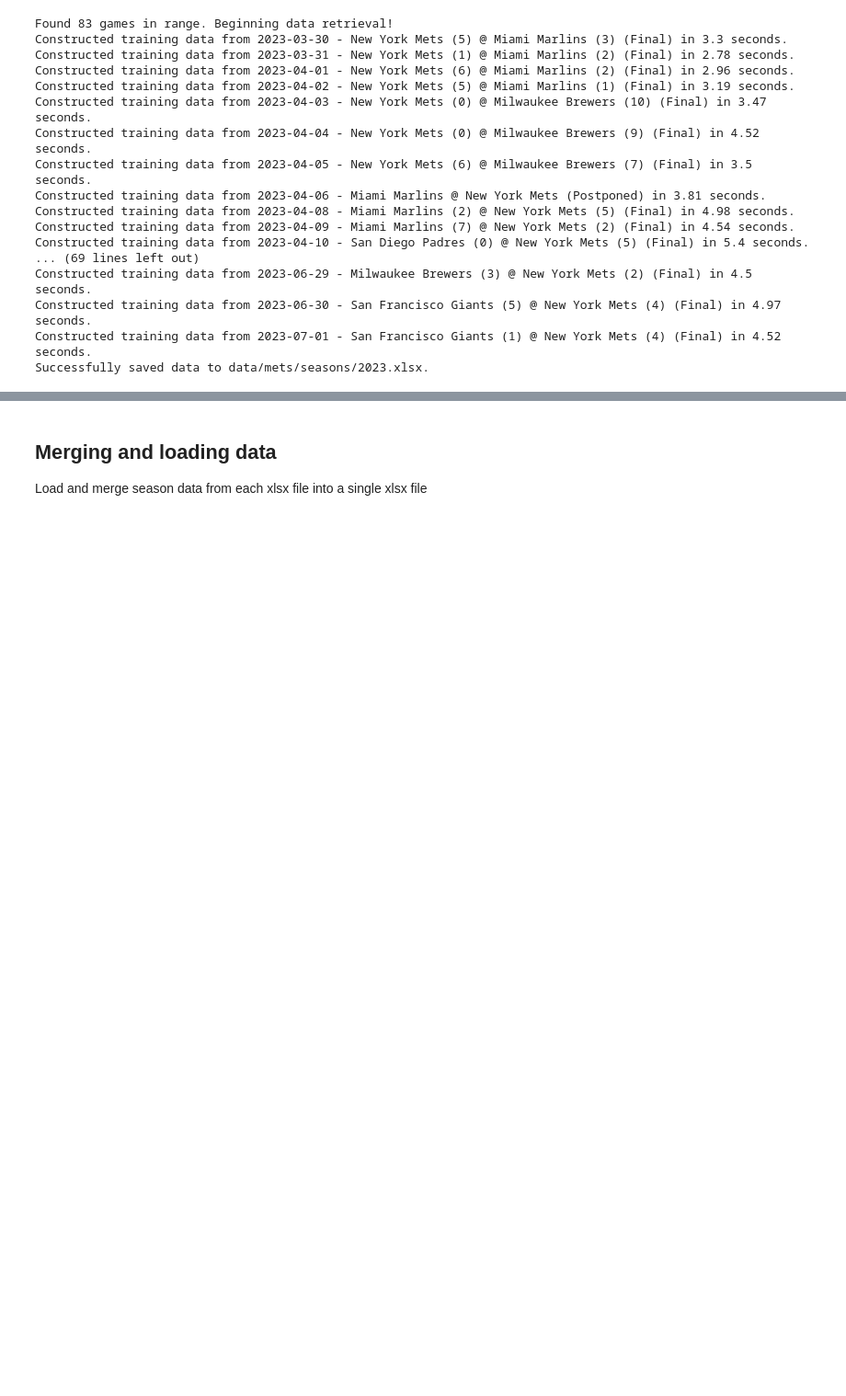
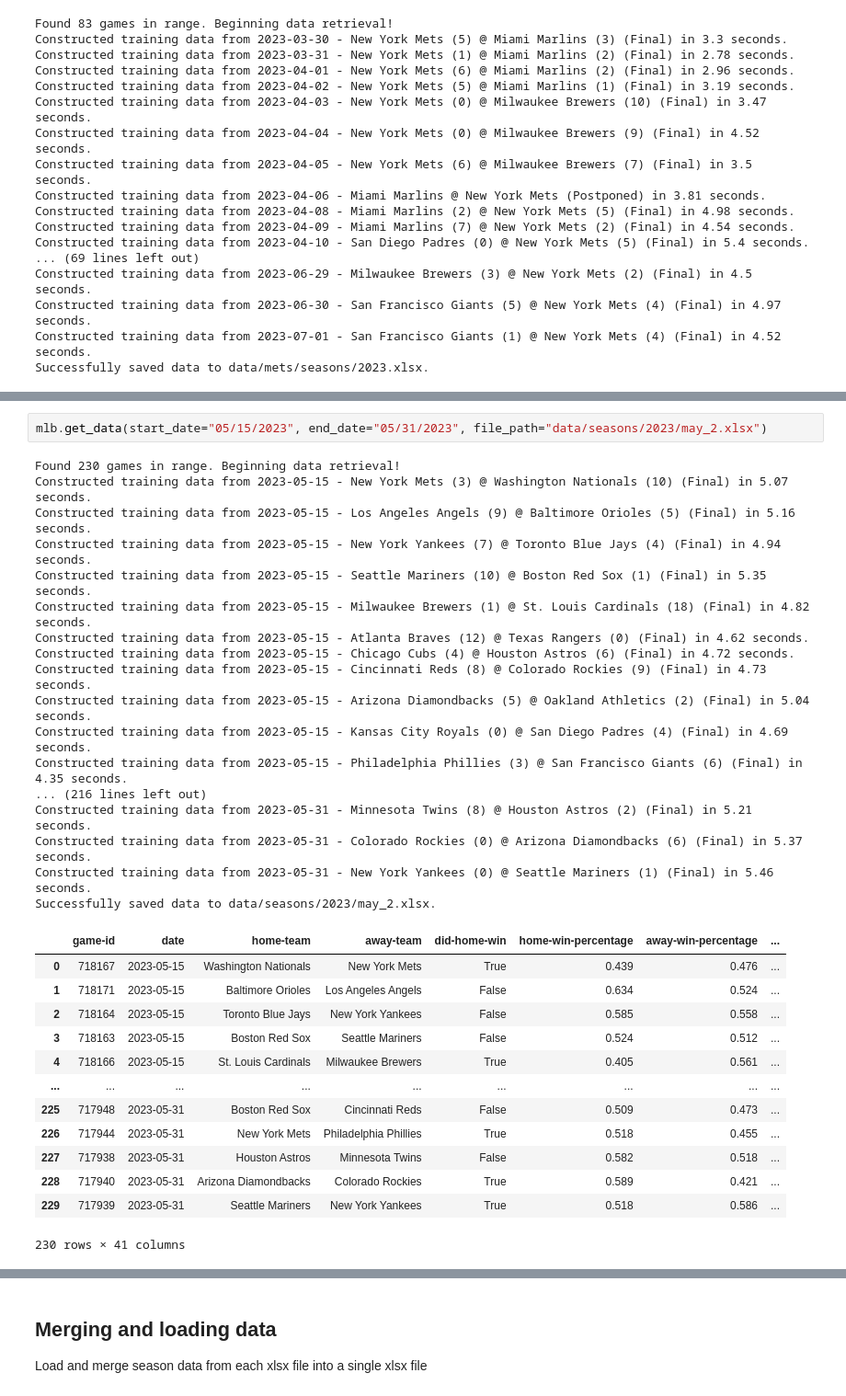
Before and after one commit to StevenDeFalco/predictMLB, a Jupyter notebook: mlb-predict.ipynb, the cells around one changed output, grey strips where cells are left out. Shown: that part at 92% size. Cells and saved outputs as stored; diff of their text form; blank space fills up the shorter version.

```diff
--- a/mlb-predict.ipynb
+++ b/mlb-predict.ipynb
@@ -163,0 +271,33 @@ Successfully saved data to data/mets/seasons/2023.xlsx.
+# %%
+mlb.get_data(start_date="05/15/2023", end_date="05/31/2023", file_path="data/seasons/2023/may_2.xlsx")
+# %% [output]
+Found 230 games in range. Beginning data retrieval!
+Constructed training data from 2023-05-15 - New York Mets (3) @ Washington Nationals (10) (Final) in 5.07 seconds.
+Constructed training data from 2023-05-15 - Los Angeles Angels (9) @ Baltimore Orioles (5) (Final) in 5.16 seconds.
+Constructed training data from 2023-05-15 - New York Yankees (7) @ Toronto Blue Jays (4) (Final) in 4.94 seconds.
+Constructed training data from 2023-05-15 - Seattle Mariners (10) @ Boston Red Sox (1) (Final) in 5.35 seconds.
+Constructed training data from 2023-05-15 - Milwaukee Brewers (1) @ St. Louis Cardinals (18) (Final) in 4.82 seconds.
+Constructed training data from 2023-05-15 - Atlanta Braves (12) @ Texas Rangers (0) (Final) in 4.62 seconds.
+Constructed training data from 2023-05-15 - Chicago Cubs (4) @ Houston Astros (6) (Final) in 4.72 seconds.
+Constructed training data from 2023-05-15 - Cincinnati Reds (8) @ Colorado Rockies (9) (Final) in 4.73 seconds.
+Constructed training data from 2023-05-15 - Arizona Diamondbacks (5) @ Oakland Athletics (2) (Final) in 5.04 seconds.
+Constructed training data from 2023-05-15 - Kansas City Royals (0) @ San Diego Padres (4) (Final) in 4.69 seconds.
+Constructed training data from 2023-05-15 - Philadelphia Phillies (3) @ San Francisco Giants (6) (Final) in 4.35 seconds.
+... (216 lines left out)
+Constructed training data from 2023-05-31 - Minnesota Twins (8) @ Houston Astros (2) (Final) in 5.21 seconds.
+Constructed training data from 2023-05-31 - Colorado Rockies (0) @ Arizona Diamondbacks (6) (Final) in 5.37 seconds.
+Constructed training data from 2023-05-31 - New York Yankees (0) @ Seattle Mariners (1) (Final) in 5.46 seconds.
+Successfully saved data to data/seasons/2023/may_2.xlsx.
+|  | game-id | date | home-team | away-team | did-home-win | home-win-percentage | away-win-percentage | ... |
+| 0 | 718167 | 2023-05-15 | Washington Nationals | New York Mets | True | 0.439 | 0.476 | ... |
+| 1 | 718171 | 2023-05-15 | Baltimore Orioles | Los Angeles Angels | False | 0.634 | 0.524 | ... |
+| 2 | 718164 | 2023-05-15 | Toronto Blue Jays | New York Yankees | False | 0.585 | 0.558 | ... |
+| 3 | 718163 | 2023-05-15 | Boston Red Sox | Seattle Mariners | False | 0.524 | 0.512 | ... |
+| 4 | 718166 | 2023-05-15 | St. Louis Cardinals | Milwaukee Brewers | True | 0.405 | 0.561 | ... |
+| ... | ... | ... | ... | ... | ... | ... | ... | ... |
+| 225 | 717948 | 2023-05-31 | Boston Red Sox | Cincinnati Reds | False | 0.509 | 0.473 | ... |
+| 226 | 717944 | 2023-05-31 | New York Mets | Philadelphia Phillies | True | 0.518 | 0.455 | ... |
+| 227 | 717938 | 2023-05-31 | Houston Astros | Minnesota Twins | False | 0.582 | 0.518 | ... |
+| 228 | 717940 | 2023-05-31 | Arizona Diamondbacks | Colorado Rockies | True | 0.589 | 0.421 | ... |
+| 229 | 717939 | 2023-05-31 | Seattle Mariners | New York Yankees | True | 0.518 | 0.586 | ... |
+230 rows × 41 columns
```
Also changed, not shown: parts of 53 cells of this notebook.
